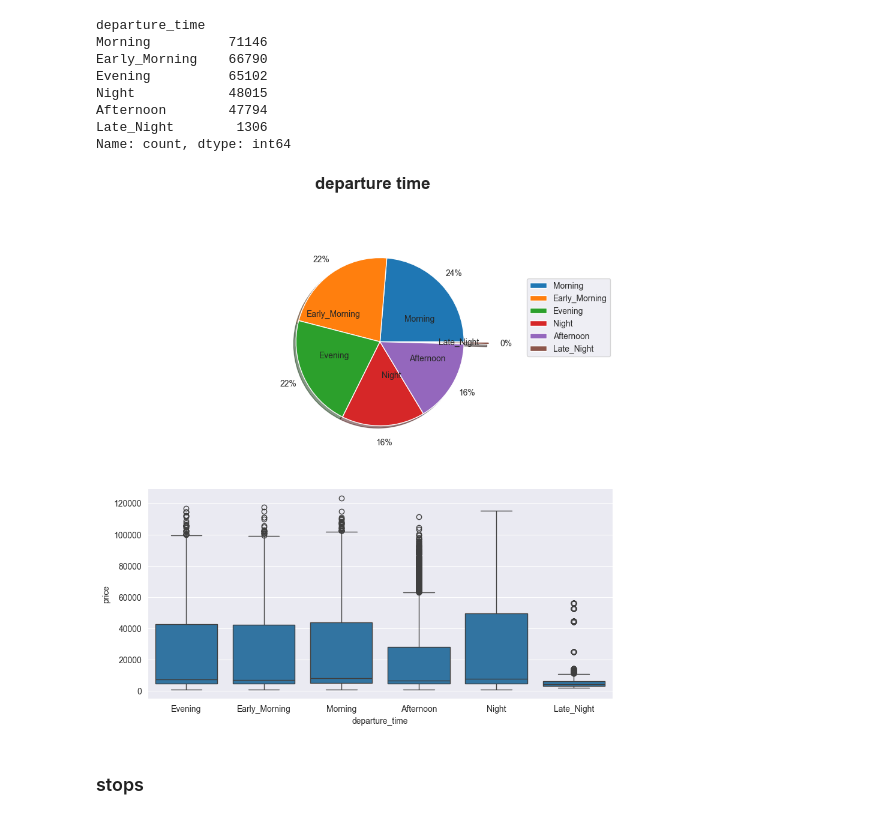
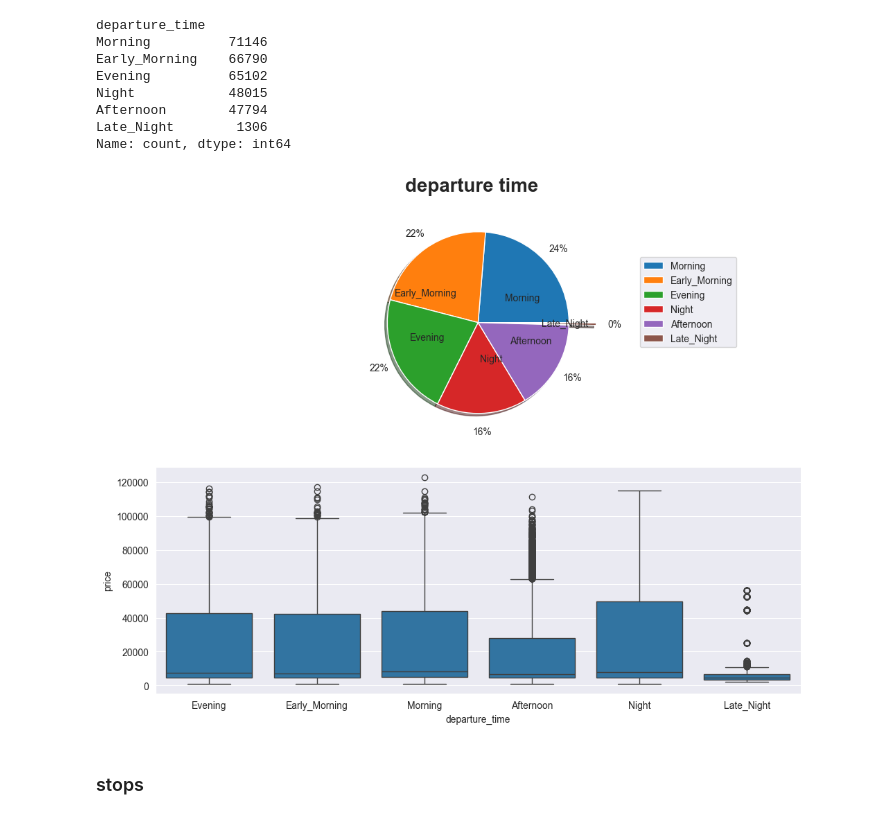
Before and after one commit to NimaPourmoradi/AirLinePrice, a Jupyter notebook: AirLinePrice.ipynb, the cells around one changed output. Cells and saved outputs as stored; diff of their text form; code cells hidden in the pictures.

```diff
--- a/AirLinePrice.ipynb
+++ b/AirLinePrice.ipynb
@@ -138,3 +148,5 @@ len(data.flight.value_counts())
+# %%
+data.drop(columns='flight', inplace=True)
 # %% [markdown]
 ## source_city
 # %%
@@ -176,19 +189,20 @@ Afternoon        47794
 Late_Night        1306
 Name: count, dtype: int64
 # %%
-fig, ax = plt.subplots(2, 1, figsize=(10, 10))
+fig, ax = plt.subplots(2, 1, figsize=(10, 8))
 fig.suptitle('departure time', fontsize=20, fontweight='bold')
+plt.tight_layout()
 # Top ax
 labels = data.departure_time.value_counts().index.tolist()
 explode = (0, 0, 0, 0, 0, 0.3)
 ax[0].pie(data.departure_time.value_counts(), autopct='%.f%%', labels=labels, shadow=True, pctdistance=1.2, labeldistance=0.4, explode=explode)
 ax[0].legend(bbox_to_anchor=(1, 1), loc=2, borderaxespad=5)
 
 # Bottom ax
 sns.boxplot(x='departure_time', y='price', data=data, ax=ax[1])
 plt.show()
 # %% [output]
-[figure, old version]
+[figure, new version]
 # %% [markdown]
 ### stops
 # %%
```
Also changed, not shown: parts of 31 cells of this notebook.
